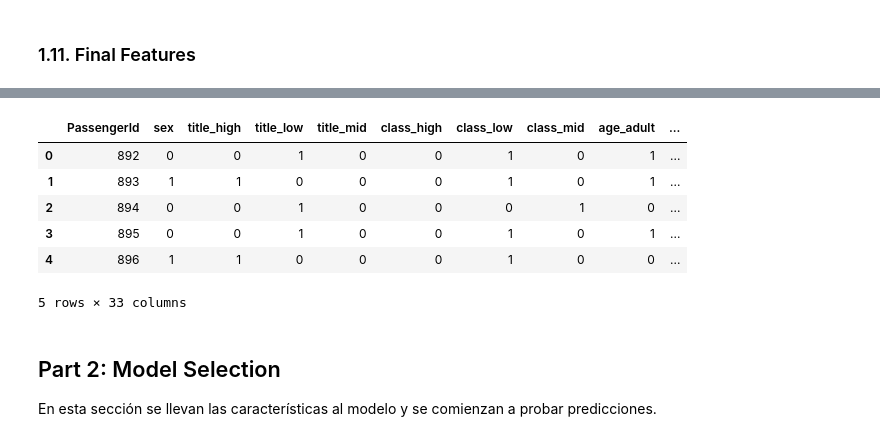
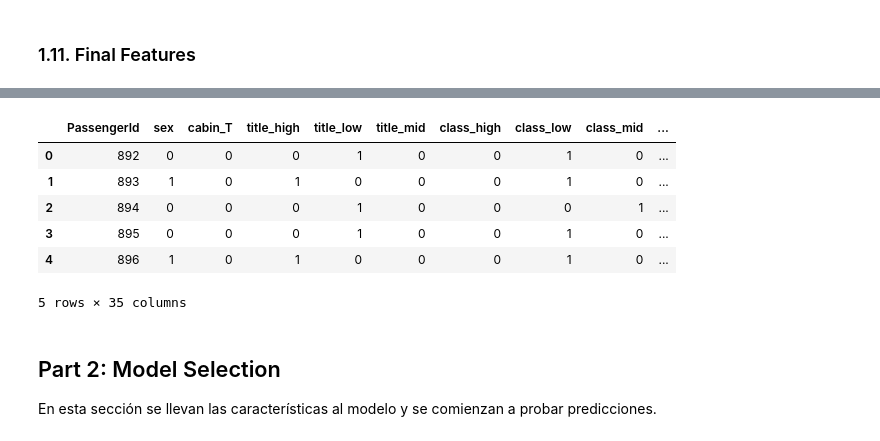
Before and after one commit to fernandosaavedra/titanic-machine-learning-from-disaster, a Jupyter notebook: titanic-ml-solution-2.ipynb, the cells around one changed output, grey strips where cells are left out. Drawn from its saved outputs; the diff is of its cells as text; code cells hidden in the pictures.

```diff
--- a/titanic-ml-solution-2.ipynb
+++ b/titanic-ml-solution-2.ipynb
@@ -312,28 +299,29 @@ train.head()
 # %%
 title_dummies = pd.get_dummies(test.title, prefix="title")
 pclass_dummies = pd.get_dummies(test.pclass, prefix="class")
 age_dummies = pd.get_dummies(test.age, prefix="age")
 family_size_dummies = pd.get_dummies(test.family_size, prefix="family_size")
 fare_dummies = pd.get_dummies(test.fare, prefix="fare")
 embarked_dummies = pd.get_dummies(test.embarked, prefix="embarked")
 cabin_dummies = pd.get_dummies(test.cabin, prefix="cabin")
+test['cabin_T']  = 0
 
 drop = ['title','pclass', 'age', 'family_size', 'fare', 'cabin','embarked']
 test.drop(drop, axis=1,inplace=True)
 
 test = pd.concat([test, title_dummies, pclass_dummies,
                   age_dummies, family_size_dummies,
-                  fare_dummies, cabin_dummies,
+                  fare_dummies, cabin_dummies, test['cabin_T'],
                   embarked_dummies], axis=1)
 test.head()
 # %% [output]
-|  | PassengerId | sex | title_high | title_low | title_mid | class_high | class_low | class_mid | age_adult | ... |
-| 0 | 892 | 0 | 0 | 1 | 0 | 0 | 1 | 0 | 1 | ... |
-| 1 | 893 | 1 | 1 | 0 | 0 | 0 | 1 | 0 | 1 | ... |
-| 2 | 894 | 0 | 0 | 1 | 0 | 0 | 0 | 1 | 0 | ... |
-| 3 | 895 | 0 | 0 | 1 | 0 | 0 | 1 | 0 | 1 | ... |
-| 4 | 896 | 1 | 1 | 0 | 0 | 0 | 1 | 0 | 0 | ... |
+|  | PassengerId | sex | cabin_T | title_high | title_low | title_mid | class_high | class_low | class_mid | ... |
+| 0 | 892 | 0 | 0 | 0 | 1 | 0 | 0 | 1 | 0 | ... |
+| 1 | 893 | 1 | 0 | 1 | 0 | 0 | 0 | 1 | 0 | ... |
+| 2 | 894 | 0 | 0 | 0 | 1 | 0 | 0 | 0 | 1 | ... |
+| 3 | 895 | 0 | 0 | 0 | 1 | 0 | 0 | 1 | 0 | ... |
+| 4 | 896 | 1 | 0 | 1 | 0 | 0 | 0 | 1 | 0 | ... |
-5 rows × 33 columns
+5 rows × 35 columns
 # %% [markdown]
 ## Part 2: Model Selection
 
```
Also changed, not shown: parts of 26 cells of this notebook, 1 other file.
